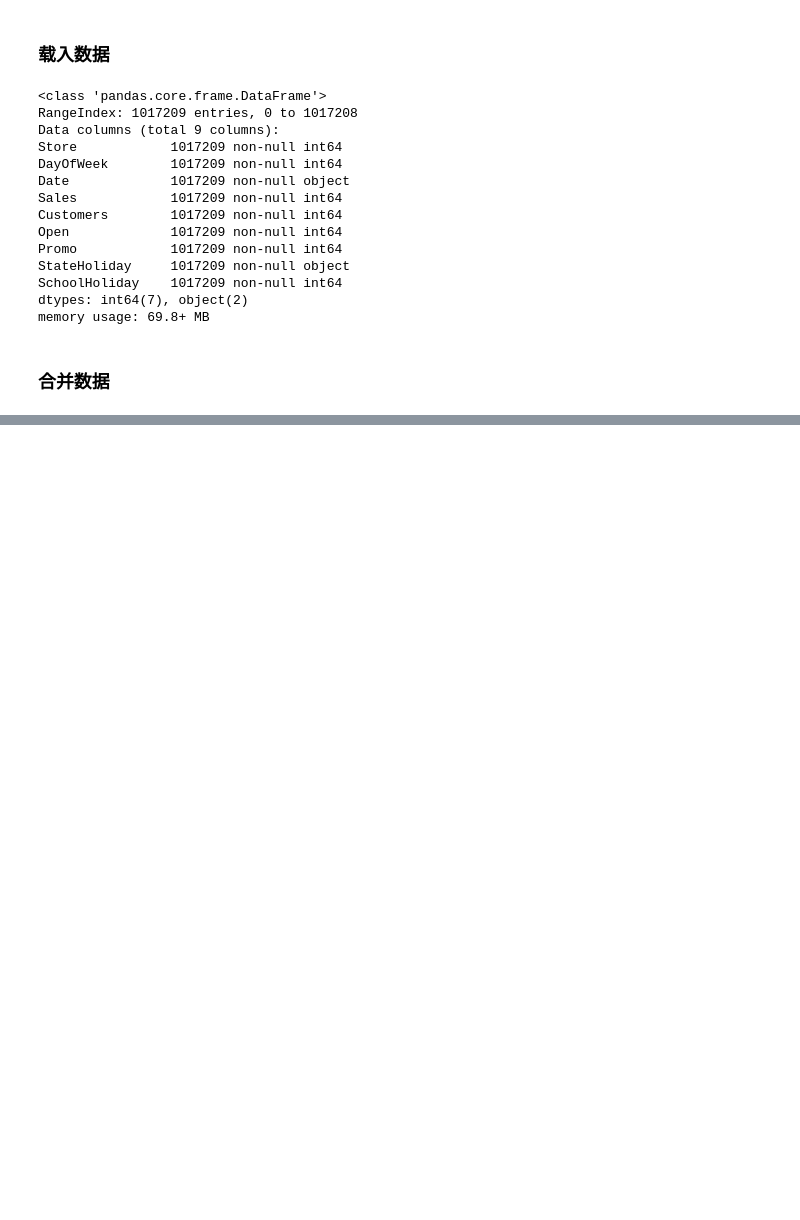
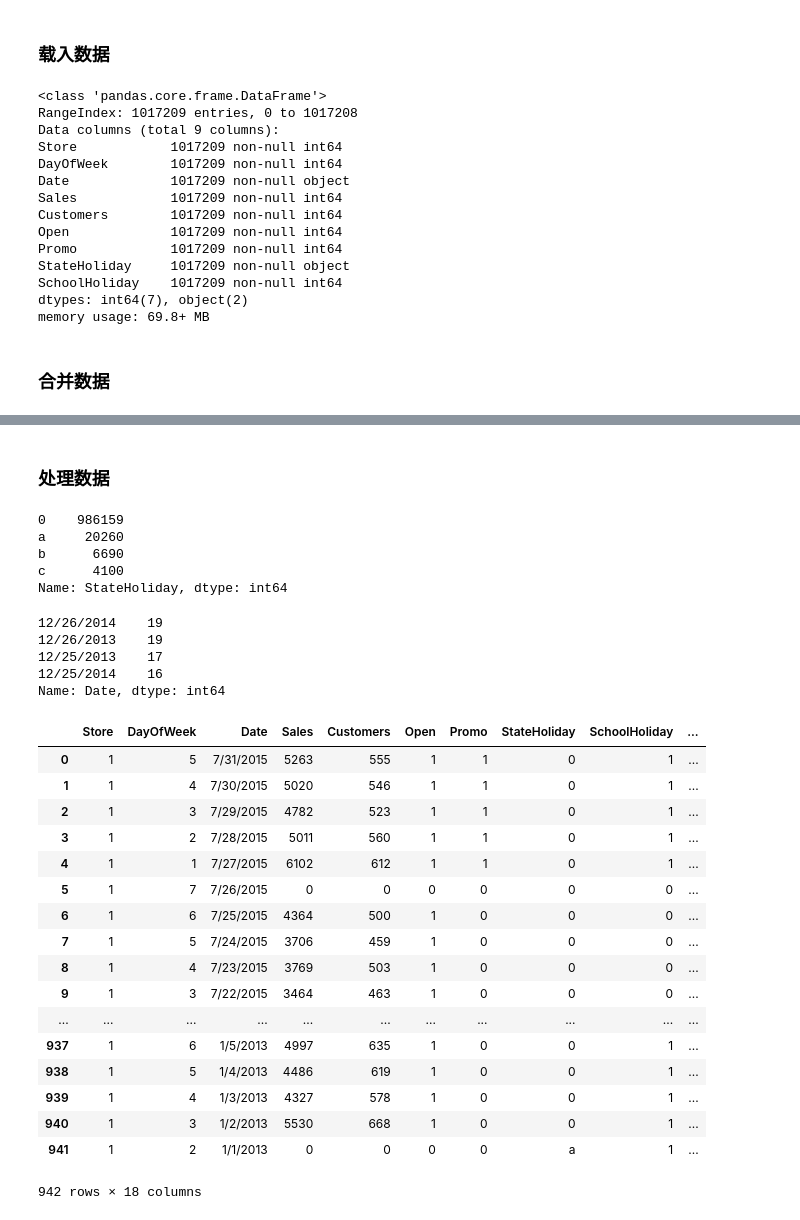
Before and after one commit to xueweiyema/ForecastRossmannStoreSales, a Jupyter notebook: proposal.ipynb, the cells around one changed output, grey strips where cells are left out. Saved outputs shown, nothing was run; the diff lists cells and outputs as text; code cells hidden in the pictures; blank space fills up the shorter version.

```diff
--- a/proposal.ipynb
+++ b/proposal.ipynb
@@ -47,0 +54,49 @@ memory usage: 69.8+ MB
+# %% [markdown]
+### 处理数据
+# %%
+#看看有没有open为0但是有销售数据的
+new_train.query('Open==0 & Sales>0')
+#看看销售数据的情况
+new_train["Sales"].describe()
+# 看看节假日有哪些
+new_train["StateHoliday"].drop_duplicates()
+#各个StateHolitday的数据值类型
+new_train["StateHoliday"].value_counts()
+# %% [output]
+0    986159
+a     20260
+b      6690
+c      4100
+Name: StateHoliday, dtype: int64
+# %%
+new_train.query('Open==0 & Sales>0')
+new_train.query('Open==1 & StateHoliday=="c"')['Date'].value_counts()
+# %% [output]
+12/26/2014    19
+12/26/2013    19
+12/25/2013    17
+12/25/2014    16
+Name: Date, dtype: int64
+# %%
+new_train.query('Open==0 & SchoolHoliday=="1"')[['Date','Store']]
+
+new_train.query('Store==1')
+# %% [output]
+|  | Store | DayOfWeek | Date | Sales | Customers | Open | Promo | StateHoliday | SchoolHoliday | ... |
+| 0 | 1 | 5 | 7/31/2015 | 5263 | 555 | 1 | 1 | 0 | 1 | ... |
+| 1 | 1 | 4 | 7/30/2015 | 5020 | 546 | 1 | 1 | 0 | 1 | ... |
+| 2 | 1 | 3 | 7/29/2015 | 4782 | 523 | 1 | 1 | 0 | 1 | ... |
+| 3 | 1 | 2 | 7/28/2015 | 5011 | 560 | 1 | 1 | 0 | 1 | ... |
+| 4 | 1 | 1 | 7/27/2015 | 6102 | 612 | 1 | 1 | 0 | 1 | ... |
+| 5 | 1 | 7 | 7/26/2015 | 0 | 0 | 0 | 0 | 0 | 0 | ... |
+| 6 | 1 | 6 | 7/25/2015 | 4364 | 500 | 1 | 0 | 0 | 0 | ... |
+| 7 | 1 | 5 | 7/24/2015 | 3706 | 459 | 1 | 0 | 0 | 0 | ... |
+| 8 | 1 | 4 | 7/23/2015 | 3769 | 503 | 1 | 0 | 0 | 0 | ... |
+| 9 | 1 | 3 | 7/22/2015 | 3464 | 463 | 1 | 0 | 0 | 0 | ... |
+| ... | ... | ... | ... | ... | ... | ... | ... | ... | ... | ... |
+| 937 | 1 | 6 | 1/5/2013 | 4997 | 635 | 1 | 0 | 0 | 1 | ... |
+| 938 | 1 | 5 | 1/4/2013 | 4486 | 619 | 1 | 0 | 0 | 1 | ... |
+| 939 | 1 | 4 | 1/3/2013 | 4327 | 578 | 1 | 0 | 0 | 1 | ... |
+| 940 | 1 | 3 | 1/2/2013 | 5530 | 668 | 1 | 0 | 0 | 1 | ... |
+| 941 | 1 | 2 | 1/1/2013 | 0 | 0 | 0 | 0 | a | 1 | ... |
+942 rows × 18 columns
```
Also changed, not shown: parts of 3 cells of this notebook.
